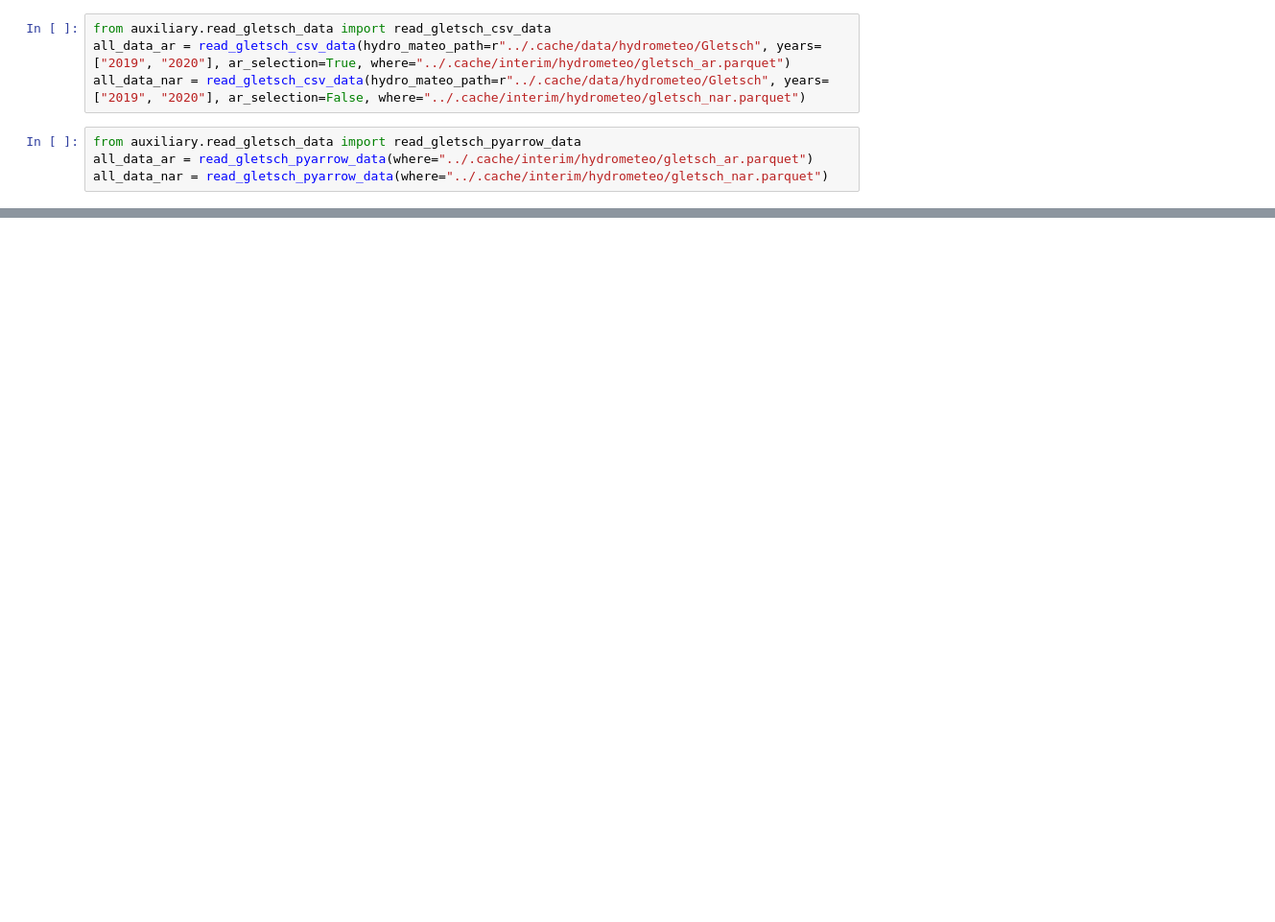
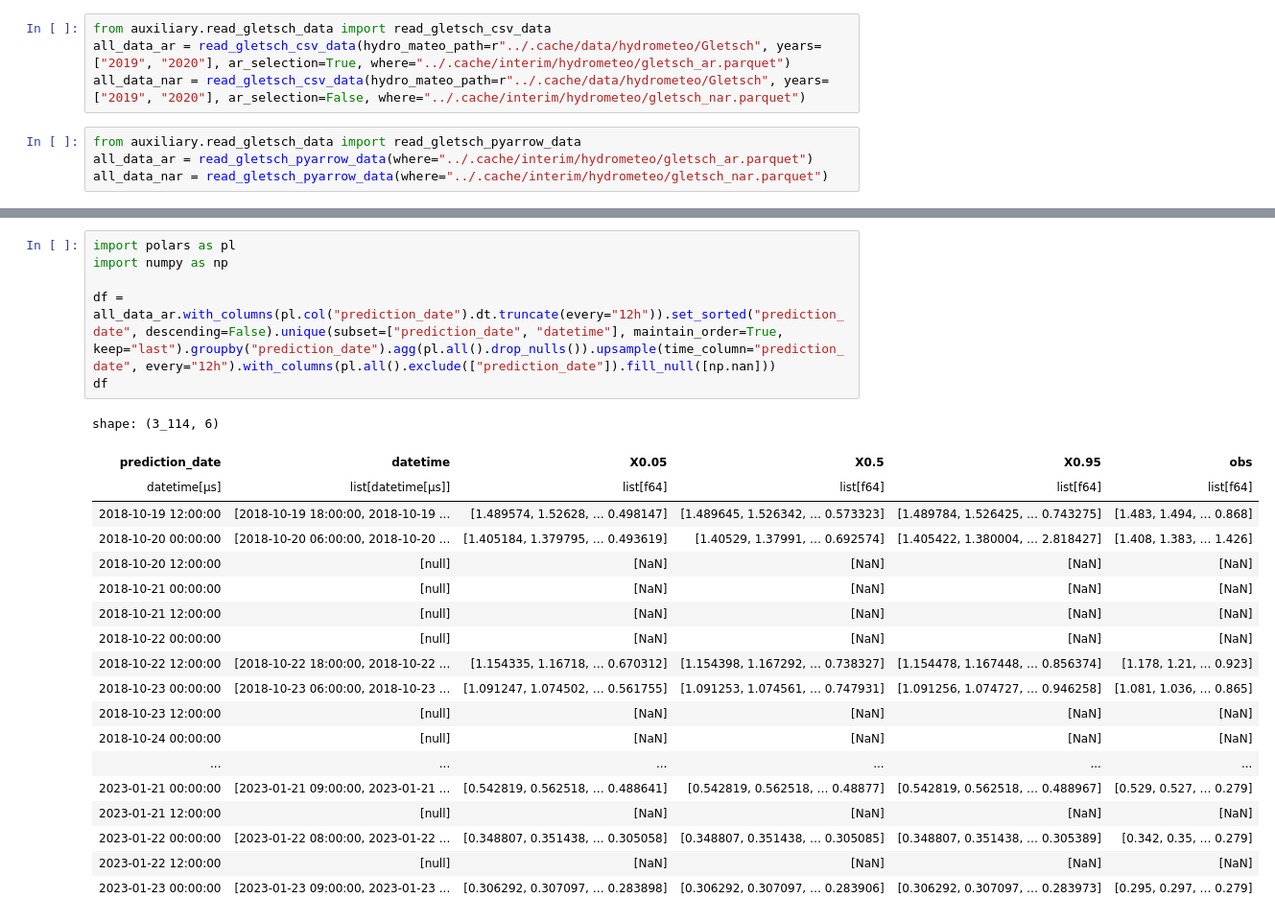
Before and after one commit to heig-vd-ie/smallflex-vpp-codes, a Jupyter notebook: scripts/preliminary_analyses.ipynb, the cells around one changed output, grey strips where cells are left out. Shown: that part at 96% size. Cells and saved outputs as stored; diff of their text form; blank space fills up the shorter version.

```diff
--- a/scripts/preliminary_analyses.ipynb
+++ b/scripts/preliminary_analyses.ipynb
@@ -35,0 +22,26 @@ shape: (6_438_323, 5)
+# %%
+import polars as pl
+import numpy as np
+
+df = all_data_ar.with_columns(pl.col("prediction_date").dt.truncate(every="12h")).set_sorted("prediction_date", descending=False).unique(subset=["prediction_date", "datetime"], maintain_order=True, keep="last").groupby("prediction_date").agg(pl.all().drop_nulls()).upsample(time_column="prediction_date", every="12h").with_columns(pl.all().exclude(["prediction_date"]).fill_null([np.nan]))
+df
+# %% [output]
+shape: (3_114, 6)
+| prediction_date | datetime | X0.05 | X0.5 | X0.95 | obs |
+| datetime[μs] | list[datetime[μs]] | list[f64] | list[f64] | list[f64] | list[f64] |
+| 2018-10-19 12:00:00 | [2018-10-19 18:00:00, 2018-10-19 ... | [1.489574, 1.52628, … 0.498147] | [1.489645, 1.526342, … 0.573323] | [1.489784, 1.526425, … 0.743275] | [1.483, 1.494, … 0.868] |
+| 2018-10-20 00:00:00 | [2018-10-20 06:00:00, 2018-10-20 ... | [1.405184, 1.379795, … 0.493619] | [1.40529, 1.37991, … 0.692574] | [1.405422, 1.380004, … 2.818427] | [1.408, 1.383, … 1.426] |
+| 2018-10-20 12:00:00 | [null] | [NaN] | [NaN] | [NaN] | [NaN] |
+| 2018-10-21 00:00:00 | [null] | [NaN] | [NaN] | [NaN] | [NaN] |
+| 2018-10-21 12:00:00 | [null] | [NaN] | [NaN] | [NaN] | [NaN] |
+| 2018-10-22 00:00:00 | [null] | [NaN] | [NaN] | [NaN] | [NaN] |
+| 2018-10-22 12:00:00 | [2018-10-22 18:00:00, 2018-10-22 ... | [1.154335, 1.16718, … 0.670312] | [1.154398, 1.167292, … 0.738327] | [1.154478, 1.167448, … 0.856374] | [1.178, 1.21, … 0.923] |
+| 2018-10-23 00:00:00 | [2018-10-23 06:00:00, 2018-10-23 ... | [1.091247, 1.074502, … 0.561755] | [1.091253, 1.074561, … 0.747931] | [1.091256, 1.074727, … 0.946258] | [1.081, 1.036, … 0.865] |
+| 2018-10-23 12:00:00 | [null] | [NaN] | [NaN] | [NaN] | [NaN] |
+| 2018-10-24 00:00:00 | [null] | [NaN] | [NaN] | [NaN] | [NaN] |
+| ... | ... | ... | ... | ... | ... |
+| 2023-01-21 00:00:00 | [2023-01-21 09:00:00, 2023-01-21 ... | [0.542819, 0.562518, … 0.488641] | [0.542819, 0.562518, … 0.48877] | [0.542819, 0.562518, … 0.488967] | [0.529, 0.527, … 0.279] |
+| 2023-01-21 12:00:00 | [null] | [NaN] | [NaN] | [NaN] | [NaN] |
+| 2023-01-22 00:00:00 | [2023-01-22 08:00:00, 2023-01-22 ... | [0.348807, 0.351438, … 0.305058] | [0.348807, 0.351438, … 0.305085] | [0.348807, 0.351438, … 0.305389] | [0.342, 0.35, … 0.279] |
+| 2023-01-22 12:00:00 | [null] | [NaN] | [NaN] | [NaN] | [NaN] |
+| 2023-01-23 00:00:00 | [2023-01-23 09:00:00, 2023-01-23 ... | [0.306292, 0.307097, … 0.283898] | [0.306292, 0.307097, … 0.283906] | [0.306292, 0.307097, … 0.283973] | [0.295, 0.297, … 0.279] |
```
Also changed, not shown: parts of 3 cells of this notebook, 3 other files.
